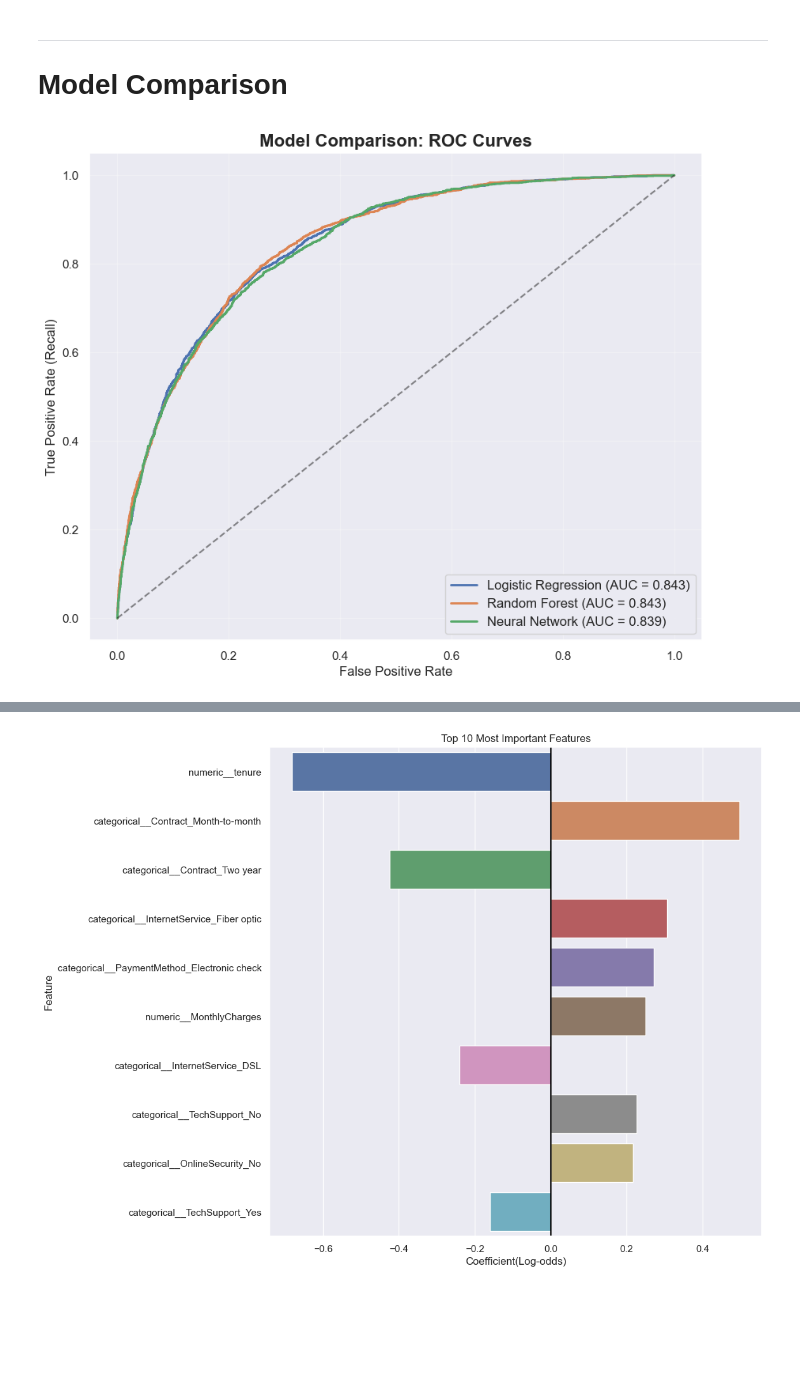
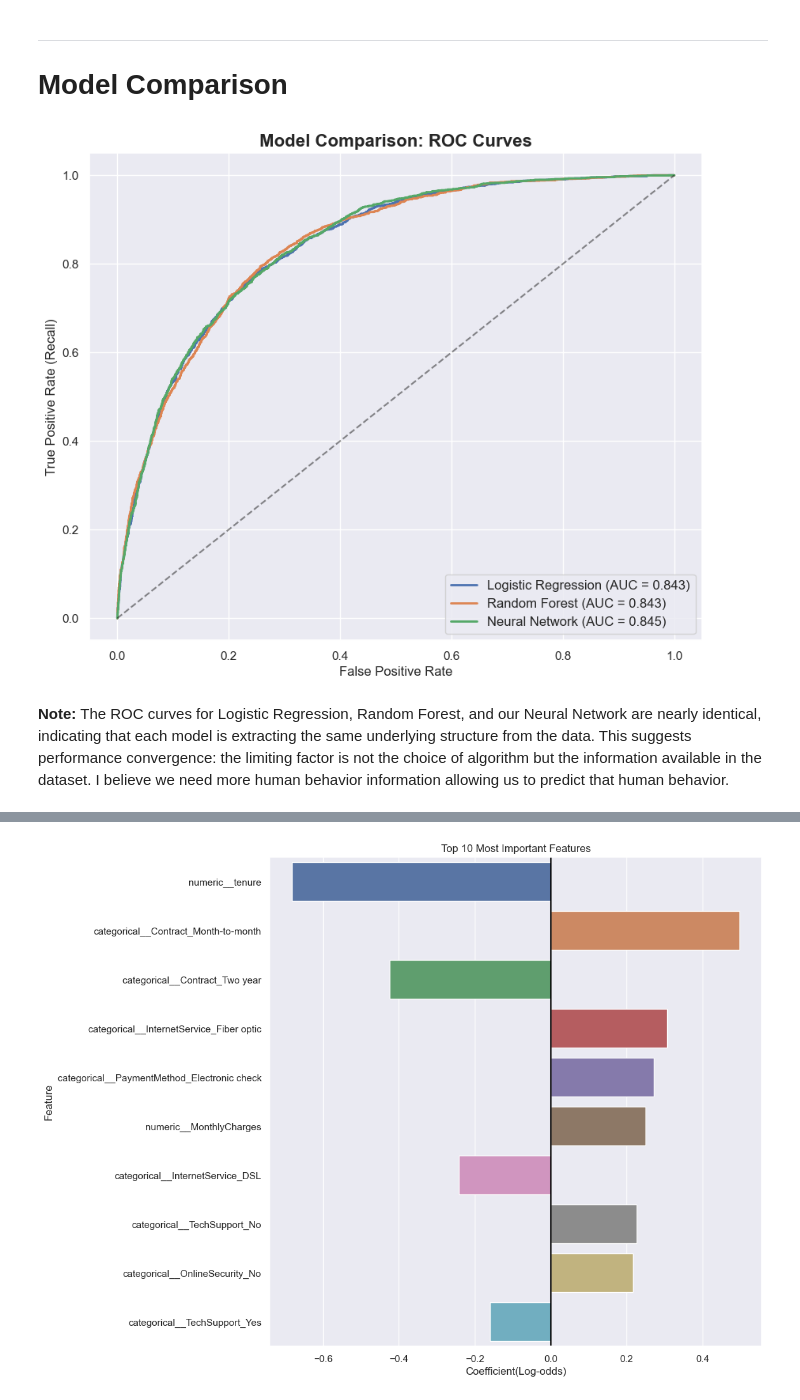
Before and after one commit to MiguelRM0/churn-prediction, a Jupyter notebook: Modeling.ipynb, the cells around one changed output, grey strips where cells are left out. Saved outputs shown, nothing was run; the diff lists cells and outputs as text; code cells hidden in the pictures; blank space fills up the shorter version.

```diff
--- a/Modeling.ipynb
+++ b/Modeling.ipynb
@@ -415,5 +420,5 @@ Best Parameters: {'batch_size': 32, 'epochs': 50, 'model__activation': 'relu', '
 # %%
-nn = KerasClassifier(loss= "binary_crossentropy", verbose = 0, model = create_keras_model, optimizer= "sgd",batch_size=16, epochs=20, activation="relu",num_hidden=32, input_dim=X.shape[1])
+nn = KerasClassifier(loss= "binary_crossentropy", verbose = 0, model = create_keras_model, optimizer= "adam",batch_size=32, epochs=10, activation="tanh",num_hidden=16, input_dim=X.shape[1])
 nn_oof_df, nn_metric_df= kfold_cv( nn, X, y, cv=10, random_state = 42)
 # %%
 print(classification_report(nn_oof_df["y_true"], nn_oof_df["y_pred"]))
@@ -451,29 +456,30 @@ plt.show()
 # %%
 plt.figure(figsize=(10, 8))
 
 #  Plot Logistic Regression
-lr_fpr, lr_tpr, _ = roc_curve(lr_oof_df["y_true"], lr_oof_df["y_proba"])
+lr_fpr, lr_tpr, thresholds = roc_curve(lr_oof_df["y_true"], lr_oof_df["y_proba"])
 lr_auc = roc_auc_score(lr_oof_df["y_true"], lr_oof_df["y_proba"])
 plt.plot(lr_fpr, lr_tpr, label=f"Logistic Regression (AUC = {lr_auc:.3f})", linewidth=2)
 
 # Plot Random Forest
-rf_fpr, rf_tpr, _ = roc_curve(rf_oof_df["y_true"], rf_oof_df["y_proba"])
+rf_fpr, rf_tpr, thresholds = roc_curve(rf_oof_df["y_true"], rf_oof_df["y_proba"])
 rf_auc = roc_auc_score(rf_oof_df["y_true"], rf_oof_df["y_proba"])
 plt.plot(rf_fpr, rf_tpr, label=f"Random Forest (AUC = {rf_auc:.3f})", linewidth=2)
 
 #  Plot Neural Network
-nn_fpr, nn_tpr, _ = roc_curve(nn_oof_df["y_true"], nn_oof_df["y_proba"])
+nn_fpr, nn_tpr, thresholds = roc_curve(nn_oof_df["y_true"], nn_oof_df["y_proba"])
 nn_auc = roc_auc_score(nn_oof_df["y_true"], nn_oof_df["y_proba"])
 plt.plot(nn_fpr, nn_tpr, label=f"Neural Network (AUC = {nn_auc:.3f})", linewidth=2)
 
 plt.plot([0, 1], [0, 1], 'k--', alpha=0.5)
 plt.xlabel("False Positive Rate", fontsize=12)
 plt.ylabel("True Positive Rate (Recall)", fontsize=12)
 plt.title("Model Comparison: ROC Curves", fontsize=16, fontweight='bold')
 plt.legend(loc="lower right", fontsize=12)
-plt.grid(True, alpha=0.3)
 plt.show()
 # %% [output]
-[figure, old version]
+[figure, new version]
+# %% [markdown]
+**Note:** The ROC curves for Logistic Regression, Random Forest, and our Neural Network are nearly identical, indicating that each model is extracting the same underlying structure from the data. This suggests performance convergence: the limiting factor is not the choice of algorithm but the information available in the dataset. I believe we need more human behavior information allowing us to predict that human behavior.
 # %%
 model_metrics = [
```
Also changed, not shown: parts of 24 cells of this notebook, 1 other file.
